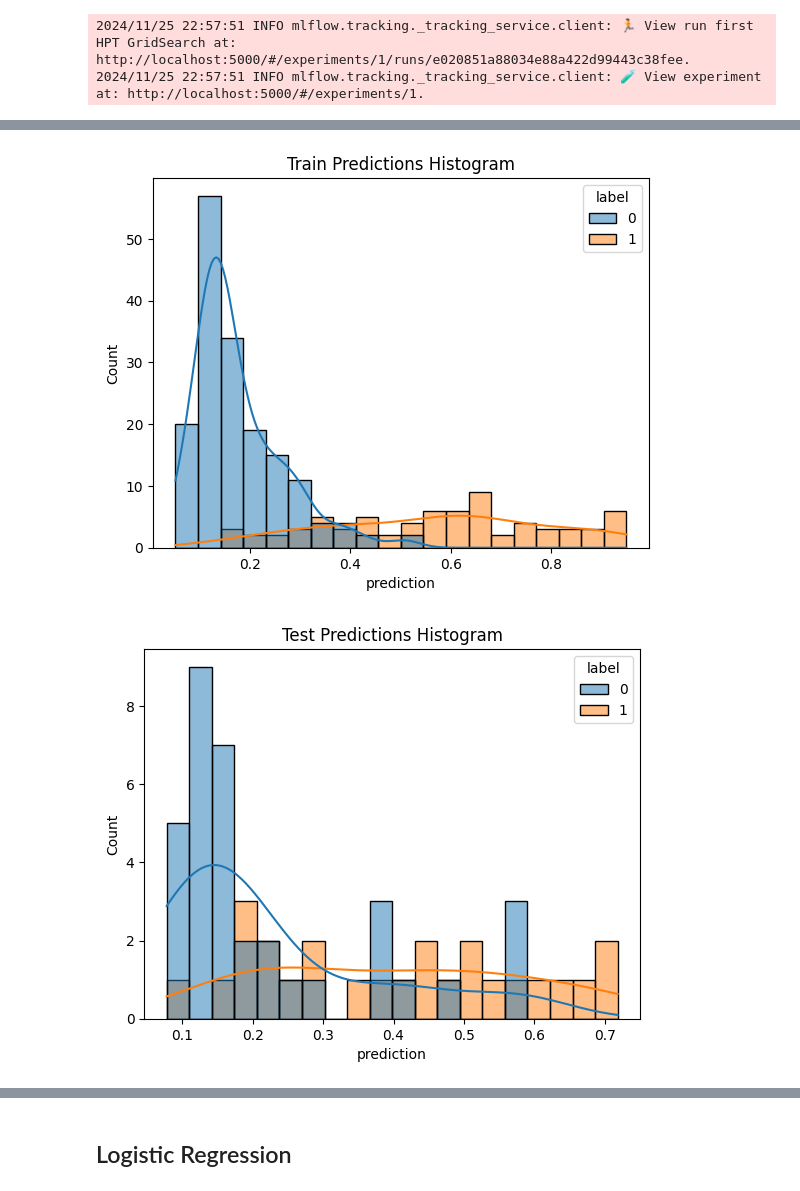
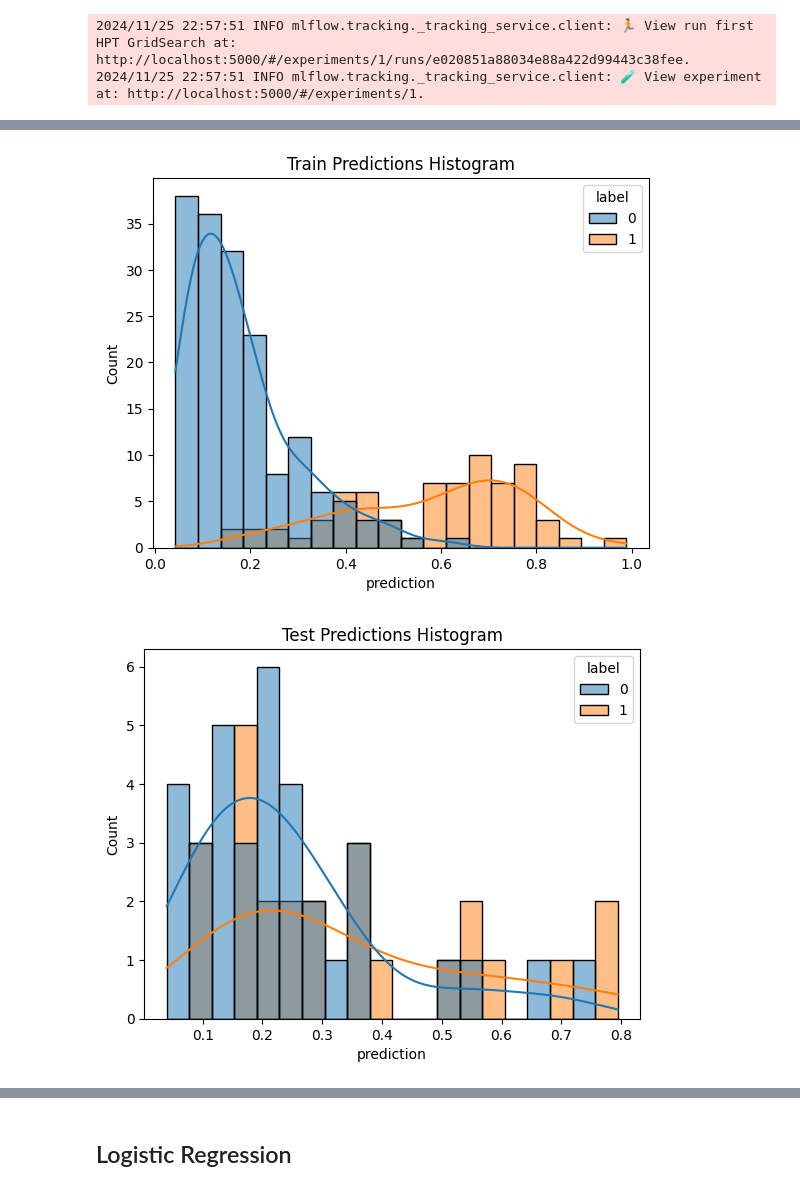
Before and after one commit to vinic011/heart-failure, a Jupyter notebook: train.ipynb, the cells around one changed output, grey strips where cells are left out. Drawn from its saved outputs; the diff is of its cells as text; code cells hidden in the pictures.

```diff
--- a/train.ipynb
+++ b/train.ipynb
@@ -101,3 +104,27 @@ Fitting 3 folds for each of 324 candidates, totalling 972 fits
 [figure]
 2024/11/25 22:57:51 INFO mlflow.tracking._tracking_service.client: 🏃 View run first HPT GridSearch at: http://localhost:5000/#/experiments/1/runs/e020851a88034e88a422d99443c38fee.
 2024/11/25 22:57:51 INFO mlflow.tracking._tracking_service.client: 🧪 View experiment at: http://localhost:5000/#/experiments/1.
+# %%
+run_name = "fourth HPT GridSearch with criterion"
+
+pipeline = Pipeline([('model', RandomForestClassifier(random_state=RANDOM_STATE))])
+
+param_grid = {
+    'model__n_estimators': [10, 20, 30],
+    'model__max_depth': [None, 5, 7, 10],
+    "model__criterion": ["gini", "entropy", "log_loss"],
+    'model__class_weight': [{0: 1, 1: 1}, {0: 1, 1: 2}, {0: 1, 1: 3}, {0: 1, 1: 4}, {0: 1, 1: 5}]
+}
+
+grid_search = GridSearchCV(pipeline, param_grid, cv=3, scoring='roc_auc', n_jobs=-1, verbose=3)
+with mlflow.start_run(run_name=run_name) as run:
+    grid_search.fit(X_train, y_train)
+    save_to_mlflow(
+        pipeline=grid_search.best_estimator_,
+        X_train=X_train,
+        X_test=X_test,
+        y_train=y_train,
+        y_test=y_test,
+        run=run,
+        experiment_metadata=param_grid,
+    )
@@ -104,10 +155,12 @@ Fitting 3 folds for each of 324 candidates, totalling 972 fits
 # %%
-run_name = "second HPT GridSearch"
 
-pipeline = Pipeline([('model', RandomForestClassifier(random_state=RANDOM_STATE))])
+
+run_name = "HPT GridSearch W PCA AND SCALER"
+
+pipeline = Pipeline([("scaler", StandardScaler()),("pca", PCA()), ('model', RandomForestClassifier(random_state=RANDOM_STATE))])
 
 param_grid = {
-    'model__n_estimators': [10, 20, 30],
+    'model__n_estimators': [10, 20],
     'model__max_depth': [None, 5, 7, 10],
     'model__class_weight': [{0: 1, 1: 1}, {0: 1, 1: 2}, {0: 1, 1: 3}]
 }
@@ -146,2 +199,2 @@ Fitting 3 folds for each of 36 candidates, totalling 108 fits
-[figure, old version]
+[figure, new version]
-[figure, old version]
+[figure, new version]
```
Also changed, not shown: parts of 9 cells of this notebook, 2 other files.
